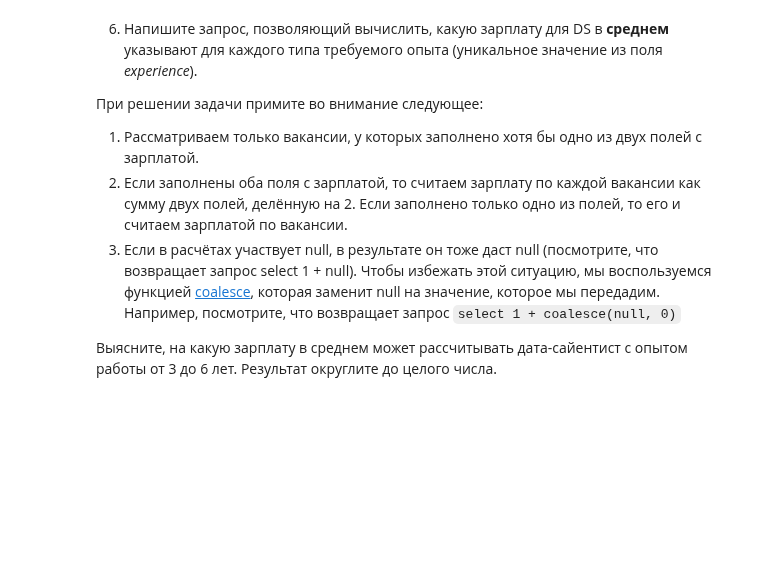
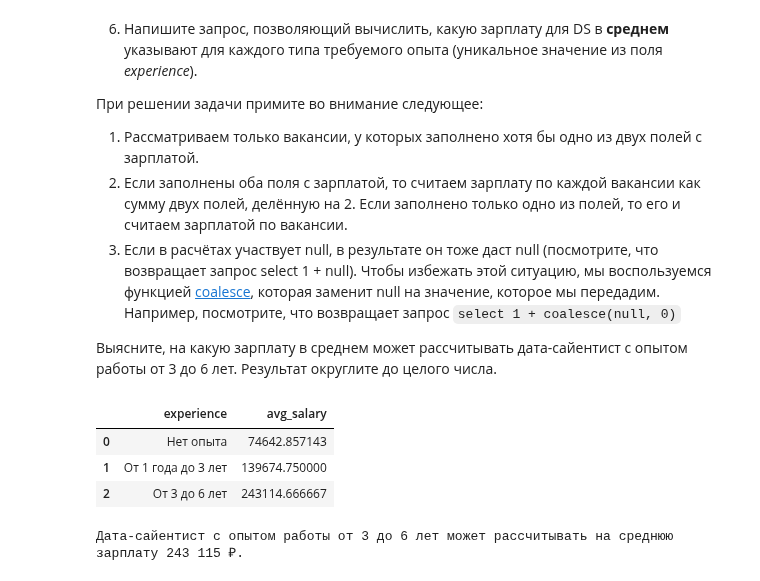
Before and after one commit to Stanislav-DS/sf_data_science, a Jupyter notebook: project_3_hh_sql/project_3_hh_sql.ipynb, the cells around one changed output. Drawn from its saved outputs; the diff is of its cells as text; code cells hidden in the pictures; blank space fills up the shorter version.

```diff
--- a/project_3_hh_sql/project_3_hh_sql.ipynb
+++ b/project_3_hh_sql/project_3_hh_sql.ipynb
@@ -743,3 +743,53 @@ print(f"В вакансиях для DS в среднем указывают {df
 3. Если в расчётах участвует null, в результате он тоже даст null (посмотрите, что возвращает запрос select 1 + null). Чтобы избежать этой ситуацию, мы воспользуемся функцией [coalesce](https://postgrespro.ru/docs/postgresql/9.5/functions-conditional#functions-coalesce-nvl-ifnull), которая заменит null на значение, которое мы передадим. Например, посмотрите, что возвращает запрос `select 1 + coalesce(null, 0)`
 
 Выясните, на какую зарплату в среднем может рассчитывать дата-сайентист с опытом работы от 3 до 6 лет. Результат округлите до целого числа.
+# %%
+query_6_6 = f'''
+
+select
+    v.experience as experience,
+    avg(
+        (
+            coalesce(v.salary_from, v.salary_to) +
+            coalesce(v.salary_to, salary_from)
+        ) / 2
+    ) as avg_salary
+from
+    vacancies as v
+where
+    (
+        lower(v.name) like '%data scientist%'
+        or lower(v.name) like '%data science%'
+        or lower(v.name) like '%исследователь данных%'
+        or lower(v.name) like '%machine learning%'
+        or lower(v.name) like '%машинн%обучен%'
+        or (v.name like '%ML%' and v.name not like '%HTML%')
+    )
+    and
+    (
+        v.salary_from is not null
+        or v.salary_to is not null
+    )
+group by
+    v.experience;
+'''
+df = pd.read_sql_query(query_6_6, connection)
+
+mask = df['experience'] == 'От 3 до 6 лет'
+source_salary = round(df[mask].iloc[0, 1])
+# %%
+df
+# %% [output]
+|  | experience | avg_salary |
+| 0 | Нет опыта | 74642.857143 |
+| 1 | От 1 года до 3 лет | 139674.750000 |
+| 2 | От 3 до 6 лет | 243114.666667 |
+# %%
+print(
+    "Дата-сайентист с опытом работы от 3 до 6 лет может рассчитывать на среднюю зарплату "
+    f"{source_salary:,} \u20BD.".replace(
+        ",", " "
+    )
+)
+# %% [output]
+Дата-сайентист с опытом работы от 3 до 6 лет может рассчитывать на среднюю зарплату 243 115 ₽.
```
